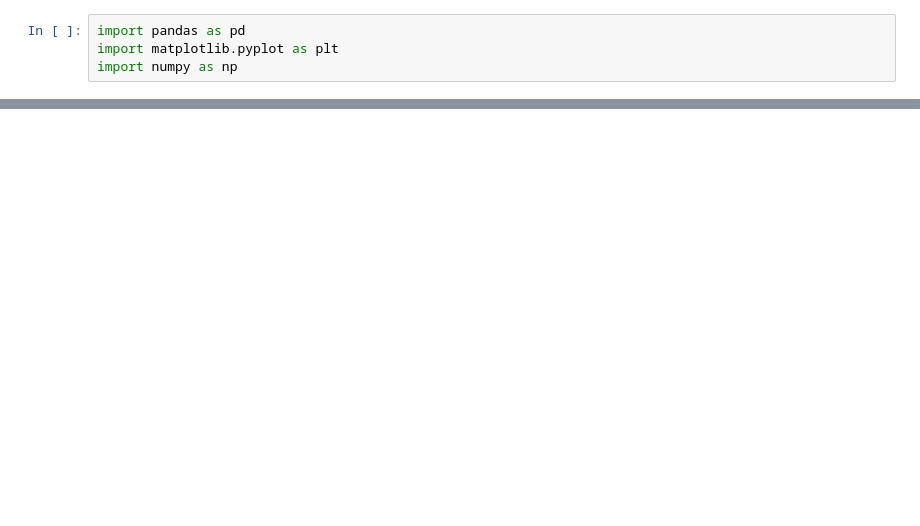
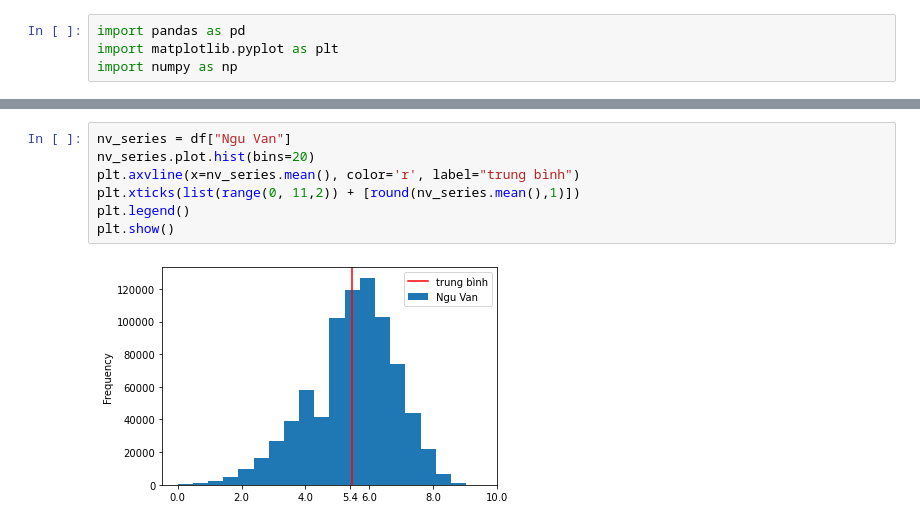
Before and after one commit to TungNguyen2000/LTKHDL_DoAn, a Jupyter notebook: DoAn/Untitled.ipynb, the cells around one changed output, grey strips where cells are left out. Drawn from its saved outputs; the diff is of its cells as text; blank space fills up the shorter version.

```diff
--- a/DoAn/Untitled.ipynb
+++ b/DoAn/Untitled.ipynb
@@ -29,0 +40,9 @@ df.head
+# %%
+nv_series = df["Ngu Van"]
+nv_series.plot.hist(bins=20)
+plt.axvline(x=nv_series.mean(), color='r', label="trung bình")
+plt.xticks(list(range(0, 11,2)) + [round(nv_series.mean(),1)])
+plt.legend()
+plt.show()
+# %% [output]
+[figure, added]
```
Also changed, not shown: parts of 9 cells of this notebook, 3 other files.
